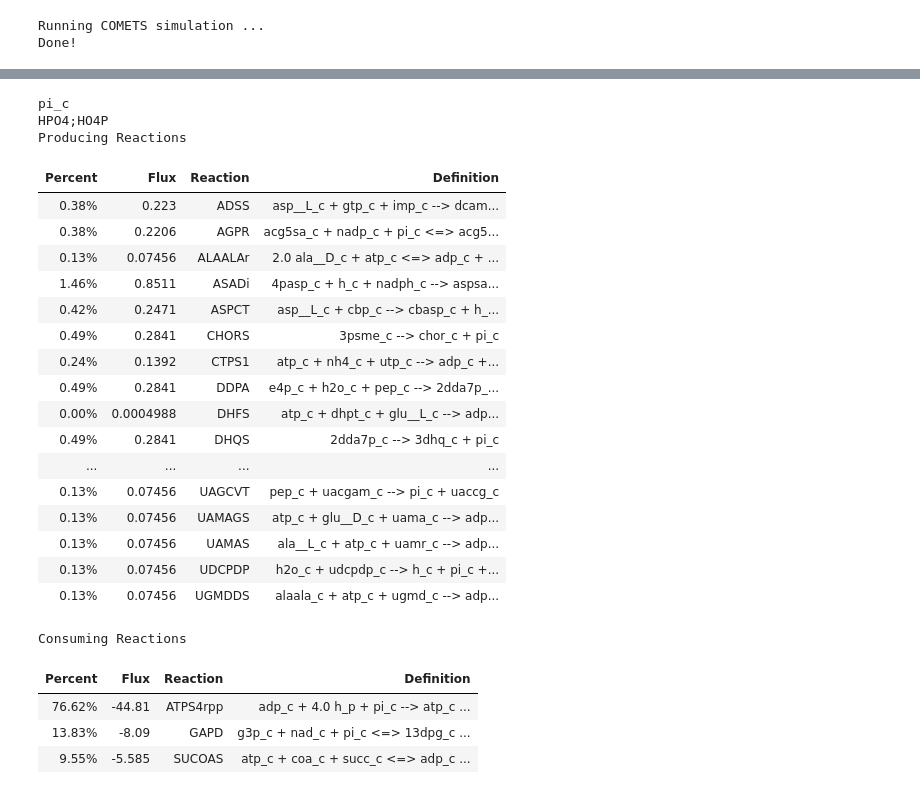
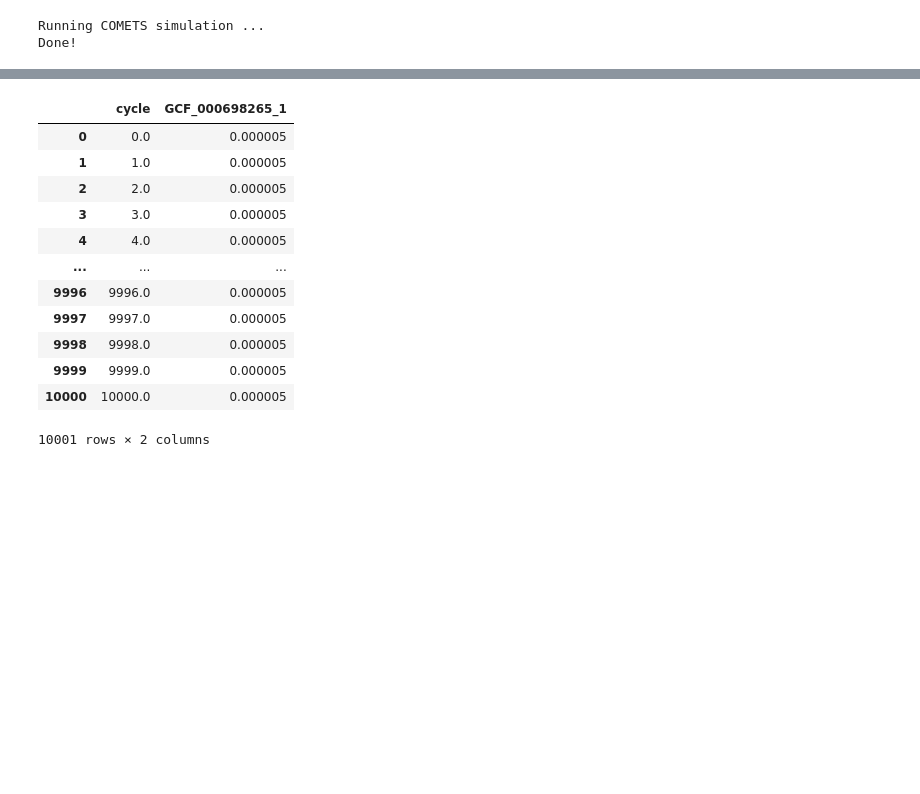
Before and after one commit to esameth/gapfill_db, a Jupyter notebook: tutorial/tutorial.ipynb, the cells around one changed output, grey strips where cells are left out. Saved outputs shown, nothing was run; the diff lists cells and outputs as text; code cells hidden in the pictures; blank space fills up the shorter version.

```diff
--- a/tutorial/tutorial.ipynb
+++ b/tutorial/tutorial.ipynb
@@ -246,7 +274,7 @@ model.slim_optimize()
 # Create a parameters object with default values
 params = c.params()
 # Change the value of a parameter, for example number of simulation cycles
-params.set_param('maxCycles', 10000)
+params.set_param('maxCycles', 1000)
 params.set_param('BiomassLogRate', 1000)
 params.set_param('timeStep', 0.01)
 params.set_param('spaceWidth', 1.0)
@@ -256,6 +284,3 @@ params.set_param('writeTotalBiomassLog', True)
 params.set_param('writeBiomassLog', True)
 params.set_param('writeFluxLog', True)
 params.set_param('writeMediaLog', True)
-
-# See avaliable parameters and their values
-params.show_params()
@@ -280,12 +286,0 @@ params.show_params()
-# %%
-# Create 1x1 layout of model
-test_tube = c.layout()
-
-# set the model's initial biomass
-comets_model.initial_pop = [0, 0, 5e-6]
-
-# Add nutrients to test tube
-for metabolite, flux in model.medium.items():
-    test_tube.set_specific_metabolite(metabolite[3:], flux)
-
-test_tube.add_model(comets_model)
@@ -342,28 +293,16 @@ comets_model.reactions.head()
-# %%
-model.metabolites.pi_c.summary()
-# %% [output]
-pi_c
-HPO4;HO4P
-Producing Reactions
-| Percent | Flux | Reaction | Definition |
-| 0.38% | 0.223 | ADSS | asp__L_c + gtp_c + imp_c --> dcam... |
-| 0.38% | 0.2206 | AGPR | acg5sa_c + nadp_c + pi_c <=> acg5... |
-| 0.13% | 0.07456 | ALAALAr | 2.0 ala__D_c + atp_c <=> adp_c + ... |
-| 1.46% | 0.8511 | ASADi | 4pasp_c + h_c + nadph_c --> aspsa... |
-| 0.42% | 0.2471 | ASPCT | asp__L_c + cbp_c --> cbasp_c + h_... |
-| 0.49% | 0.2841 | CHORS | 3psme_c --> chor_c + pi_c |
-| 0.24% | 0.1392 | CTPS1 | atp_c + nh4_c + utp_c --> adp_c +... |
-| 0.49% | 0.2841 | DDPA | e4p_c + h2o_c + pep_c --> 2dda7p_... |
-| 0.00% | 0.0004988 | DHFS | atp_c + dhpt_c + glu__L_c --> adp... |
-| 0.49% | 0.2841 | DHQS | 2dda7p_c --> 3dhq_c + pi_c |
-| ... | ... | ... | ... |
-| 0.13% | 0.07456 | UAGCVT | pep_c + uacgam_c --> pi_c + uaccg_c |
-| 0.13% | 0.07456 | UAMAGS | atp_c + glu__D_c + uama_c --> adp... |
-| 0.13% | 0.07456 | UAMAS | ala__L_c + atp_c + uamr_c --> adp... |
-| 0.13% | 0.07456 | UDCPDP | h2o_c + udcpdp_c --> h_c + pi_c +... |
-| 0.13% | 0.07456 | UGMDDS | alaala_c + atp_c + ugmd_c --> adp... |
-Consuming Reactions
-| Percent | Flux | Reaction | Definition |
-| 76.62% | -44.81 | ATPS4rpp | adp_c + 4.0 h_p + pi_c --> atp_c ... |
-| 13.83% | -8.09 | GAPD | g3p_c + nad_c + pi_c <=> 13dpg_c ... |
-| 9.55% | -5.585 | SUCOAS | atp_c + coa_c + succ_c <=> adp_c ... |
+# %%
+simulation.total_biomass
+# %% [output]
+|  | cycle | GCF_000698265_1 |
+| 0 | 0.0 | 0.000005 |
+| 1 | 1.0 | 0.000005 |
+| 2 | 2.0 | 0.000005 |
+| 3 | 3.0 | 0.000005 |
+| 4 | 4.0 | 0.000005 |
+| ... | ... | ... |
+| 9996 | 9996.0 | 0.000005 |
+| 9997 | 9997.0 | 0.000005 |
+| 9998 | 9998.0 | 0.000005 |
+| 9999 | 9999.0 | 0.000005 |
+| 10000 | 10000.0 | 0.000005 |
+10001 rows × 2 columns
```
Also changed, not shown: parts of 53 cells of this notebook, 3 other files.
